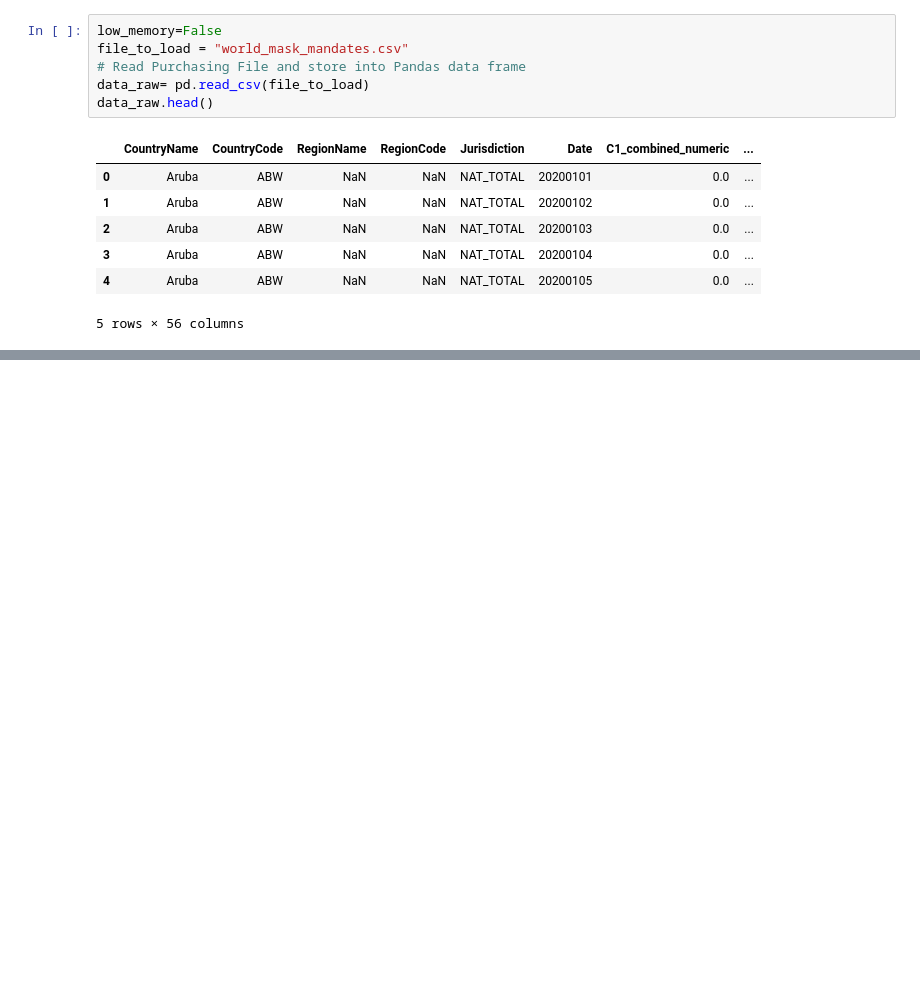
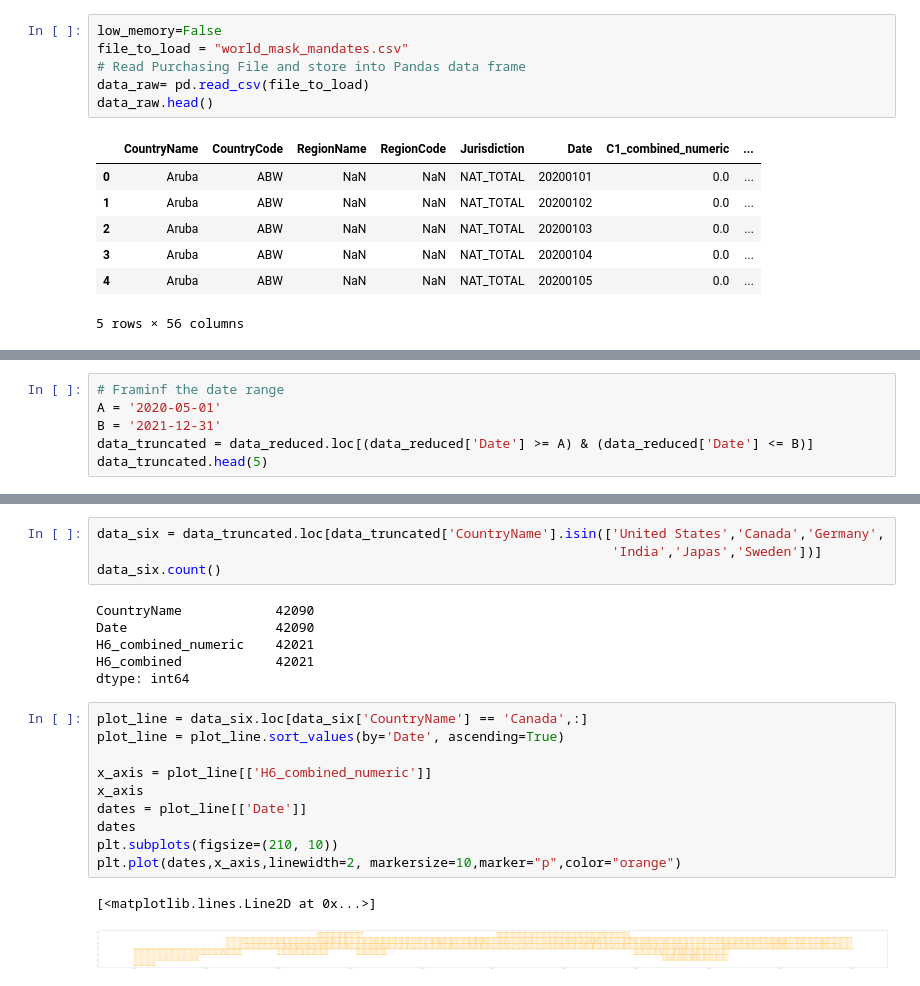
Before and after one commit to ranusuri/Team-A-Project-1, a Jupyter notebook: andres_pulido/six_countries.ipynb, the cells around one changed output, grey strips where cells are left out. Cells and saved outputs as stored; diff of their text form; blank space fills up the shorter version.

```diff
--- a/andres_pulido/six_countries.ipynb
+++ b/andres_pulido/six_countries.ipynb
@@ -86,0 +52,6 @@ data_six_reduced.loc[(data_six_reduced['Date'] <= A) & (data_six_reduced['Date']
+# %%
+# Framinf the date range
+A = '2020-05-01'
+B = '2021-12-31'
+data_truncated = data_reduced.loc[(data_reduced['Date'] >= A) & (data_reduced['Date'] <= B)]
+data_truncated.head(5)
@@ -86,0 +65,23 @@ data_six_reduced.loc[(data_six_reduced['Date'] <= A) & (data_six_reduced['Date']
+# %%
+data_six = data_truncated.loc[data_truncated['CountryName'].isin(['United States','Canada','Germany',
+                                                                  'India','Japas','Sweden'])]
+data_six.count()
+# %% [output]
+CountryName            42090
+Date                   42090
+H6_combined_numeric    42021
+H6_combined            42021
+dtype: int64
+# %%
+plot_line = data_six.loc[data_six['CountryName'] == 'Canada',:]
+plot_line = plot_line.sort_values(by='Date', ascending=True)
+
+x_axis = plot_line[['H6_combined_numeric']]
+x_axis
+dates = plot_line[['Date']]
+dates
+plt.subplots(figsize=(210, 10))
+plt.plot(dates,x_axis,linewidth=2, markersize=10,marker="p",color="orange")
+# %% [output]
+[<matplotlib.lines.Line2D at 0x...>]
+[figure, added]
```
Also changed, not shown: parts of 13 cells of this notebook, 1 other file.
